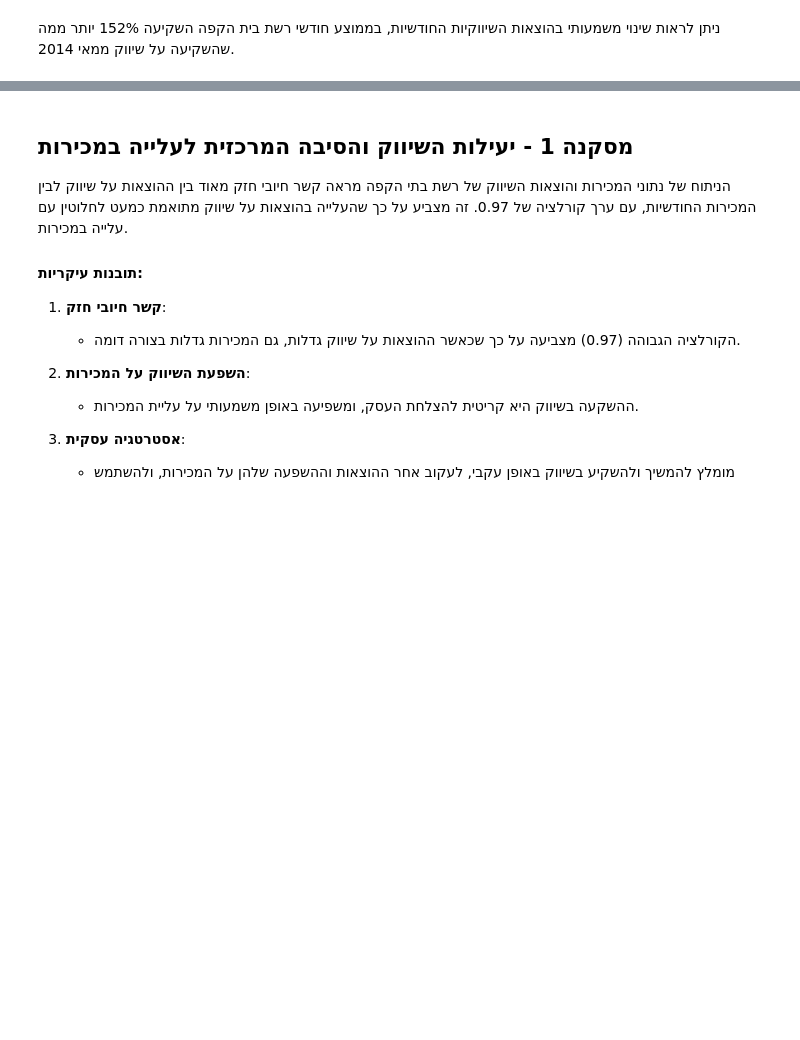
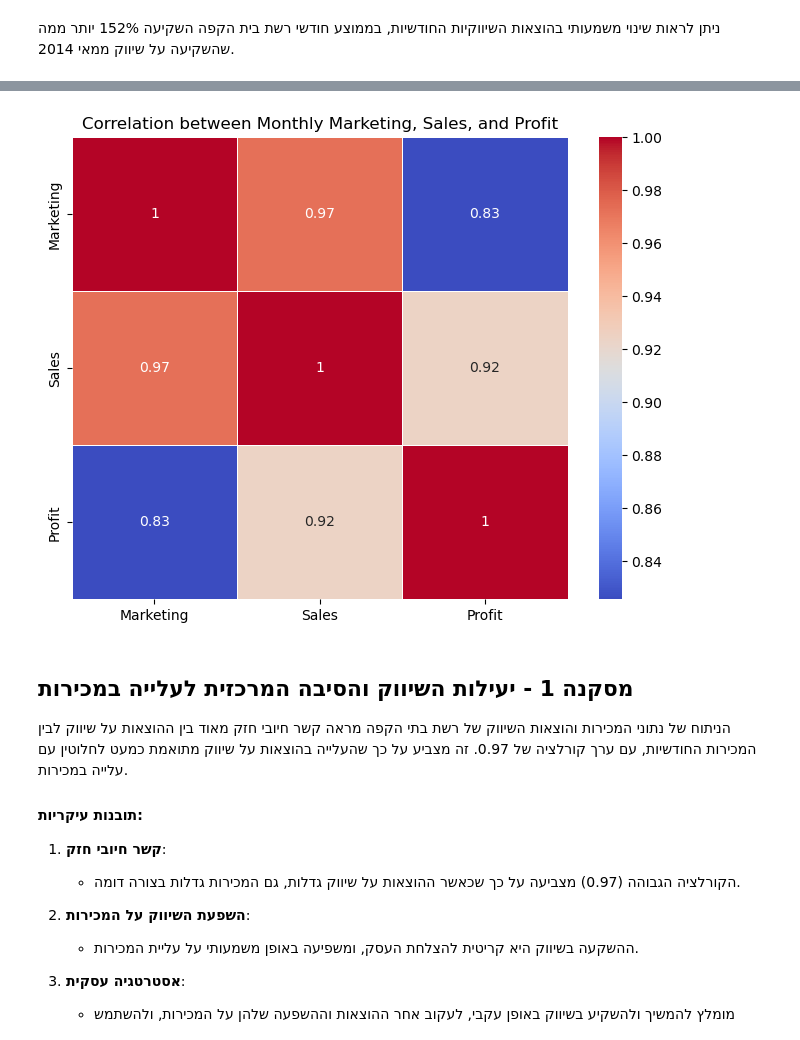
Before and after one commit to NirAvrahamoff/NProject, a Jupyter notebook: 51.ipynb, the cells around one changed output, grey strips where cells are left out. Cells and saved outputs as stored; diff of their text form; code cells hidden in the pictures; blank space fills up the shorter version.

```diff
--- a/51.ipynb
+++ b/51.ipynb
@@ -446,3 +374,13 @@ Correlation between Sales and Marketing: 0.97
+# %%
+monthly_data = df.groupby('YearMonth')[['Marketing', 'Sales', 'Profit']].sum()
+correlation_matrix_monthly = monthly_data.corr()
+
+plt.figure(figsize=(8,6))
+sns.heatmap(correlation_matrix_monthly, annot=True, cmap='coolwarm', linewidths=.5)
+plt.title('Correlation between Monthly Marketing, Sales, and Profit')
+plt.show()
+# %% [output]
+[figure, added]
 # %% [markdown]
 ## מסקנה  1 - יעילות השיווק והסיבה המרכזית לעלייה במכירות
 
```
Also changed, not shown: parts of 55 cells of this notebook.
